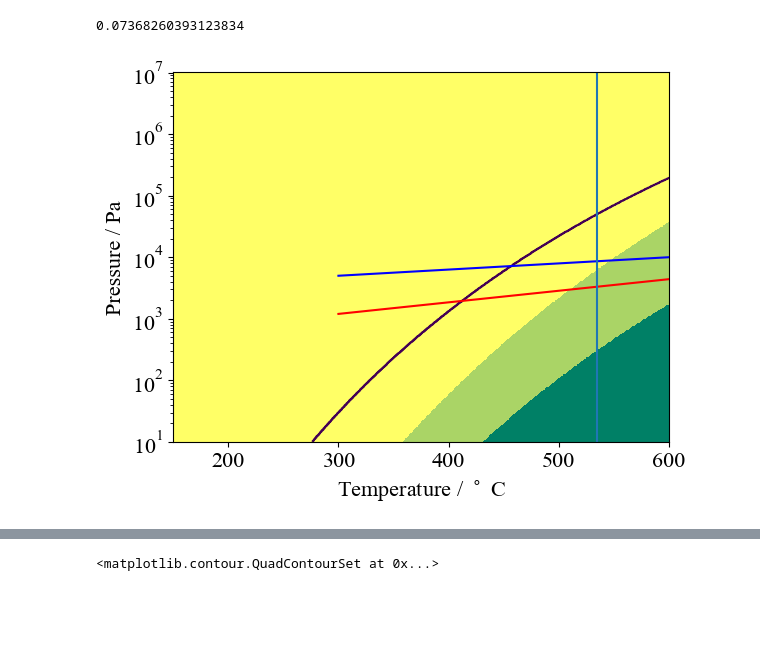
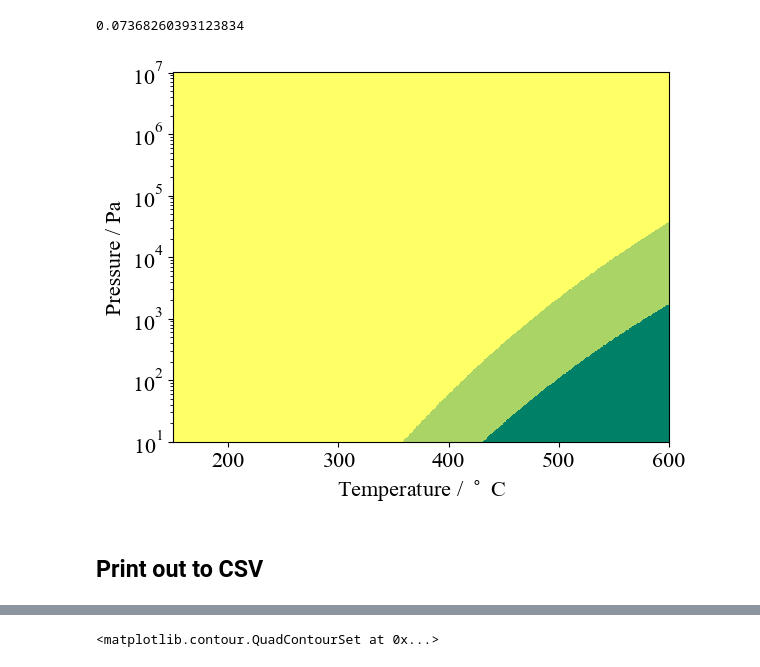
Before and after one commit to NU-CEM/2023_BaZrS3_Thermodynamic_Model, a Jupyter notebook: thermodynamics_reanalysis.ipynb, the cells around one changed output, grey strips where cells are left out. Drawn from its saved outputs; the diff is of its cells as text; code cells hidden in the pictures; blank space fills up the shorter version.

```diff
--- a/thermodynamics_reanalysis.ipynb
+++ b/thermodynamics_reanalysis.ipynb
@@ -118,21 +118,23 @@ S_g_referenced_to_experiment = materials.Sulfur_model(S8_calc.energy/8+energy_sh
 # %%
 # create phase diagram
 BaS_reaction = reactions.Reaction({Ba:8,S_g_referenced_to_experiment:24},{BaS:8,S_g_referenced_to_experiment:16},temperature=T,pressure=P,fu=8)
 BaS2_reaction = reactions.Reaction({Ba:8,S_g_referenced_to_experiment:24},{BaS2:8,S_g_referenced_to_experiment:8},temperature=T,pressure=P,fu=8)
 BaS3_reaction = reactions.Reaction({Ba:8,S_g_referenced_to_experiment:24},{BaS3_P4:8},temperature=T,pressure=P,fu=8)
 BaS3_P2_reaction = reactions.Reaction({Ba:8,S_g_referenced_to_experiment:24},{BaS3_P2:8},temperature=T,pressure=P,fu=8)
 Ba2S3_reaction = reactions.Reaction({Ba:8, S_g_referenced_to_experiment:3}, {Ba2S3:4, S_g_referenced_to_experiment:12}, temperature=T, pressure=P, fu=8)
 BaS_system = potentials.Potentials(BaS_reaction.Dmu(units="kJ",xc='scan',T=T,P=P),BaS_reaction.Dmu(units="kJ",xc='scan',T=T,P=P),BaS2_reaction.Dmu(units="kJ",xc='scan',T=T,P=P),BaS3_reaction.Dmu(units="kJ",xc='scan',T=T,P=P))
 plt = BaS_system.plot_TvsP(material_labels=["BaS","BaS2","BaS3","BaS3_P2"],log_scale=True,T_units="C")
 # overlay the division line between S2 and S8 dominated regions
-plt.contour(T-300,P.flatten(),S8_mu.potential <= S2_mu.potential*4, levels=[.5])
+#plt.contour(T- 273.15,P.flatten(),S8_mu.potential <= S2_mu.potential*4, levels=[.5])
 # plot across valid region
 plt.xlim([150,600])
 # overlay calcs from ideal gas
-plt.plot([300,600],[5E3,1E4],color='b',label='S8')
-plt.plot([300,600],[1.2E3,4.4E3],color='r',label='S2')
+#plt.plot([300,600],[5E3,1E4],color='b',label='S8')
+#plt.plot([300,600],[1.2E3,4.4E3],color='r',label='S2')
 # overlay highest temperature at which BaS3 detected
-plt.vlines(x=535,ymin = 1E1,ymax=1E7)
+#plt.vlines(x=535,ymin = 1E1,ymax=1E7)
 plt.show()
 # %% [output]
-[figure, old version]
+[figure, new version]
+# %% [markdown]
+## Print out to CSV
```
Also changed, not shown: parts of 17 cells of this notebook.
